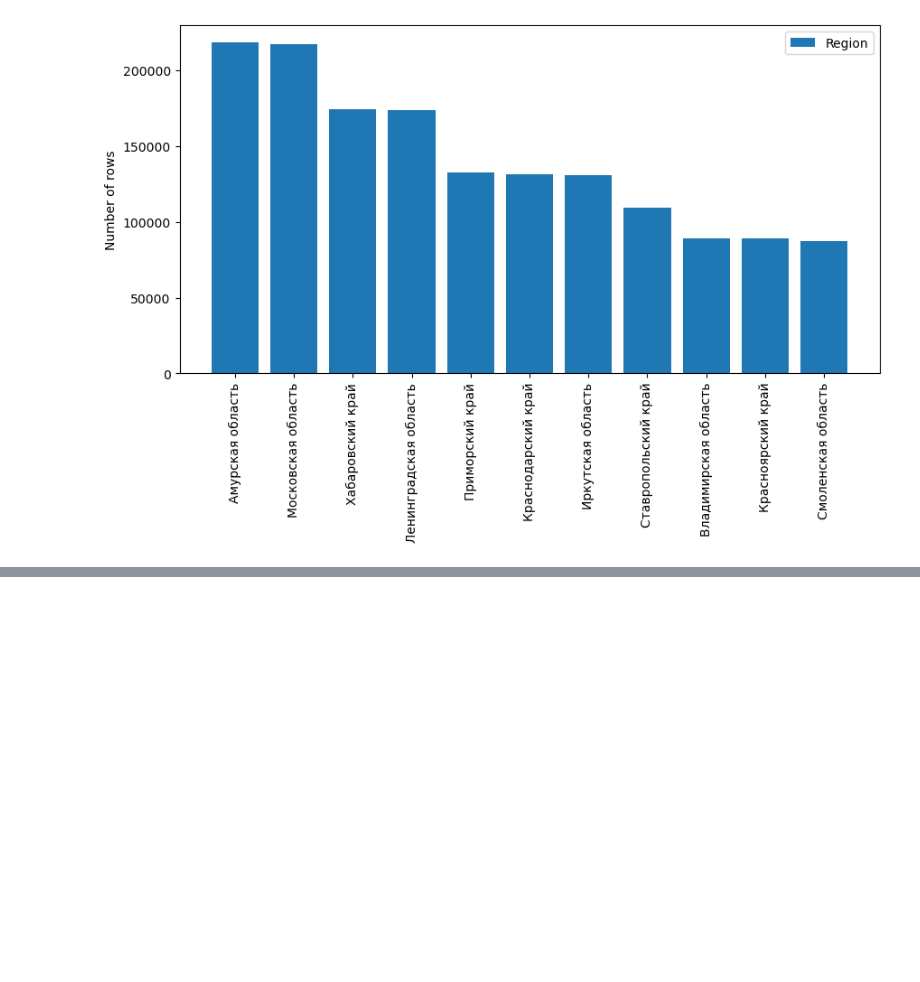
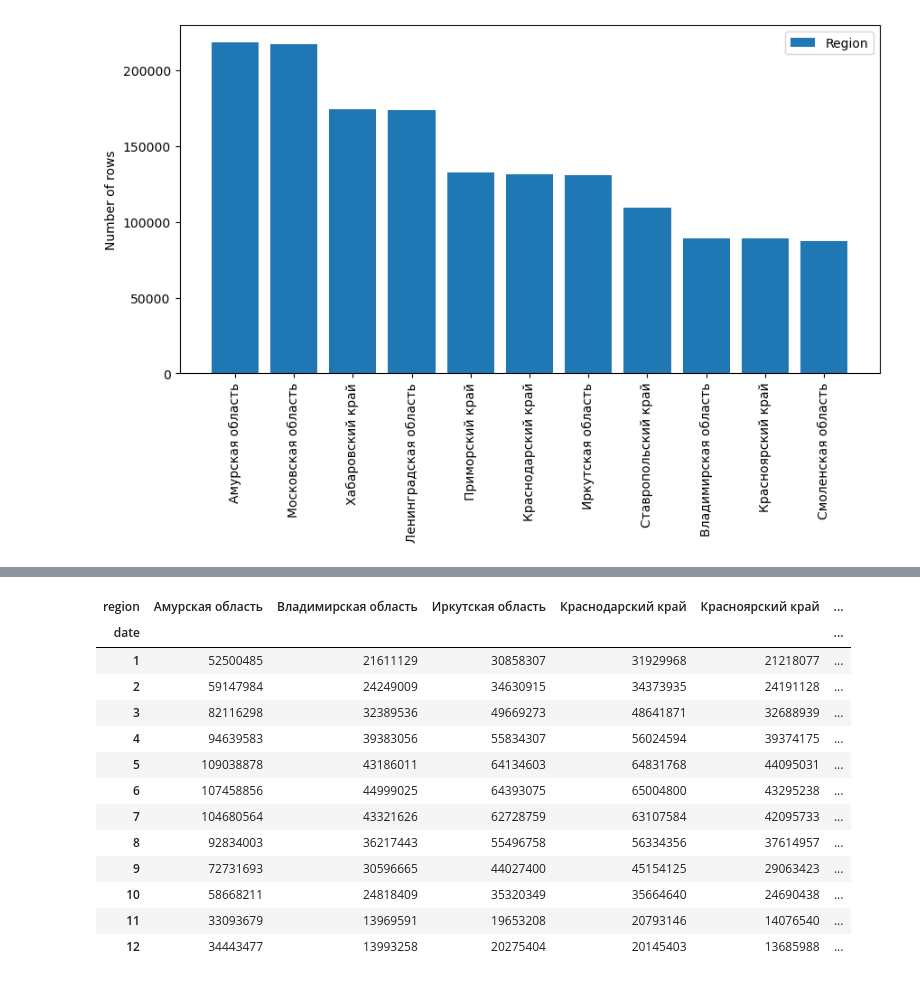
Before and after one commit to julia0205ro/Python-basics, a Jupyter notebook: hw_3.ipynb, the cells around one changed output, grey strips where cells are left out. Drawn from its saved outputs; the diff is of its cells as text; code cells hidden in the pictures; blank space fills up the shorter version.

```diff
--- a/hw_3.ipynb
+++ b/hw_3.ipynb
@@ -44,0 +63,2 @@ plt.show()
+# %%
+data['date'] = pd.to_datetime(data['date'])
@@ -44,0 +83,3 @@ plt.show()
+# %%
+df = data.groupby(['region', data.date.dt.month])['sales'].sum().reset_index()
+df.head()
@@ -44,0 +93,18 @@ plt.show()
+# %%
+sales_region = df.pivot_table(index='date', columns='region', values='sales', aggfunc='sum')
+sales_region
+# %% [output]
+| region | Амурская область | Владимирская область | Иркутская область | Краснодарский край | Красноярский край | ... |
+| date |  |  |  |  |  | ... |
+| 1 | 52500485 | 21611129 | 30858307 | 31929968 | 21218077 | ... |
+| 2 | 59147984 | 24249009 | 34630915 | 34373935 | 24191128 | ... |
+| 3 | 82116298 | 32389536 | 49669273 | 48641871 | 32688939 | ... |
+| 4 | 94639583 | 39383056 | 55834307 | 56024594 | 39374175 | ... |
+| 5 | 109038878 | 43186011 | 64134603 | 64831768 | 44095031 | ... |
+| 6 | 107458856 | 44999025 | 64393075 | 65004800 | 43295238 | ... |
+| 7 | 104680564 | 43321626 | 62728759 | 63107584 | 42095733 | ... |
+| 8 | 92834003 | 36217443 | 55496758 | 56334356 | 37614957 | ... |
+| 9 | 72731693 | 30596665 | 44027400 | 45154125 | 29063423 | ... |
+| 10 | 58668211 | 24818409 | 35320349 | 35664640 | 24690438 | ... |
+| 11 | 33093679 | 13969591 | 19653208 | 20793146 | 14076540 | ... |
+| 12 | 34443477 | 13993258 | 20275404 | 20145403 | 13685988 | ... |
```
Also changed, not shown: parts of 3 cells of this notebook.
